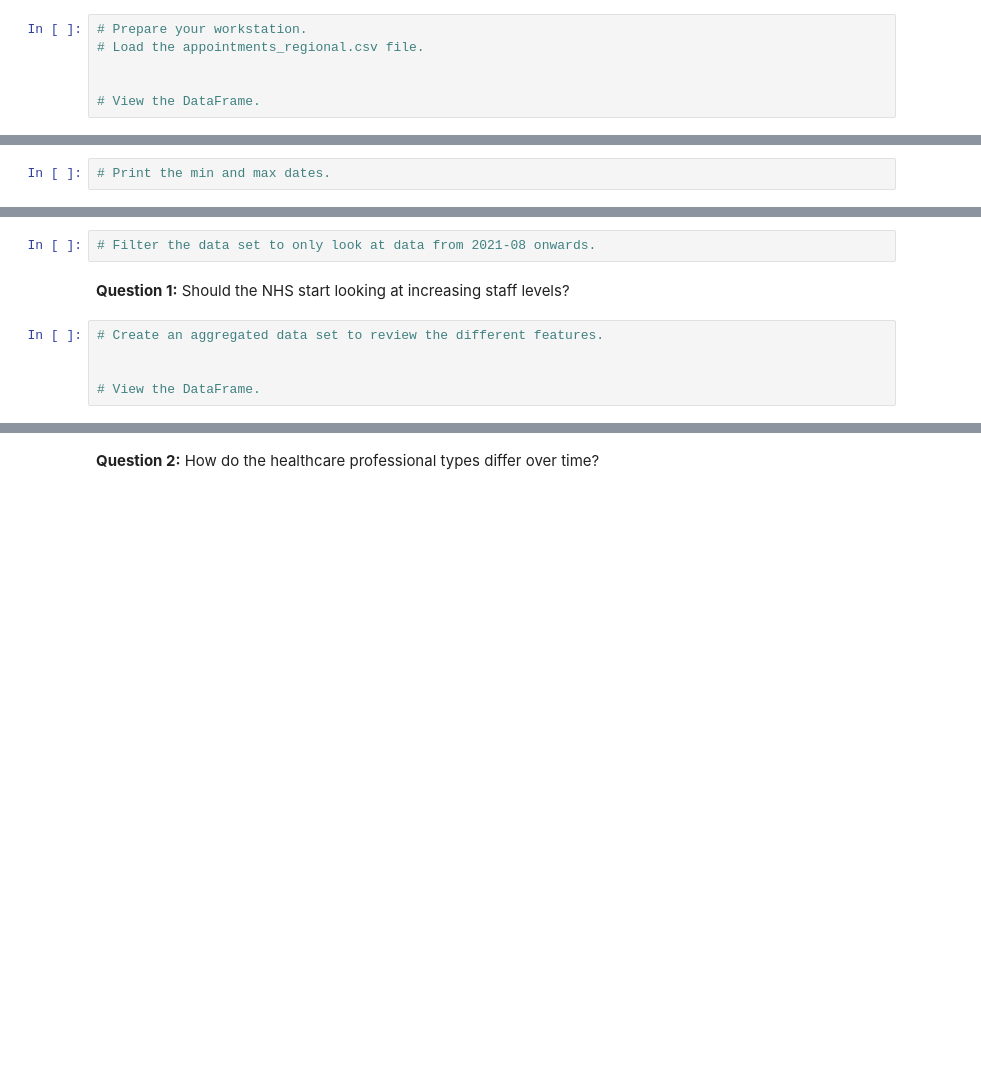
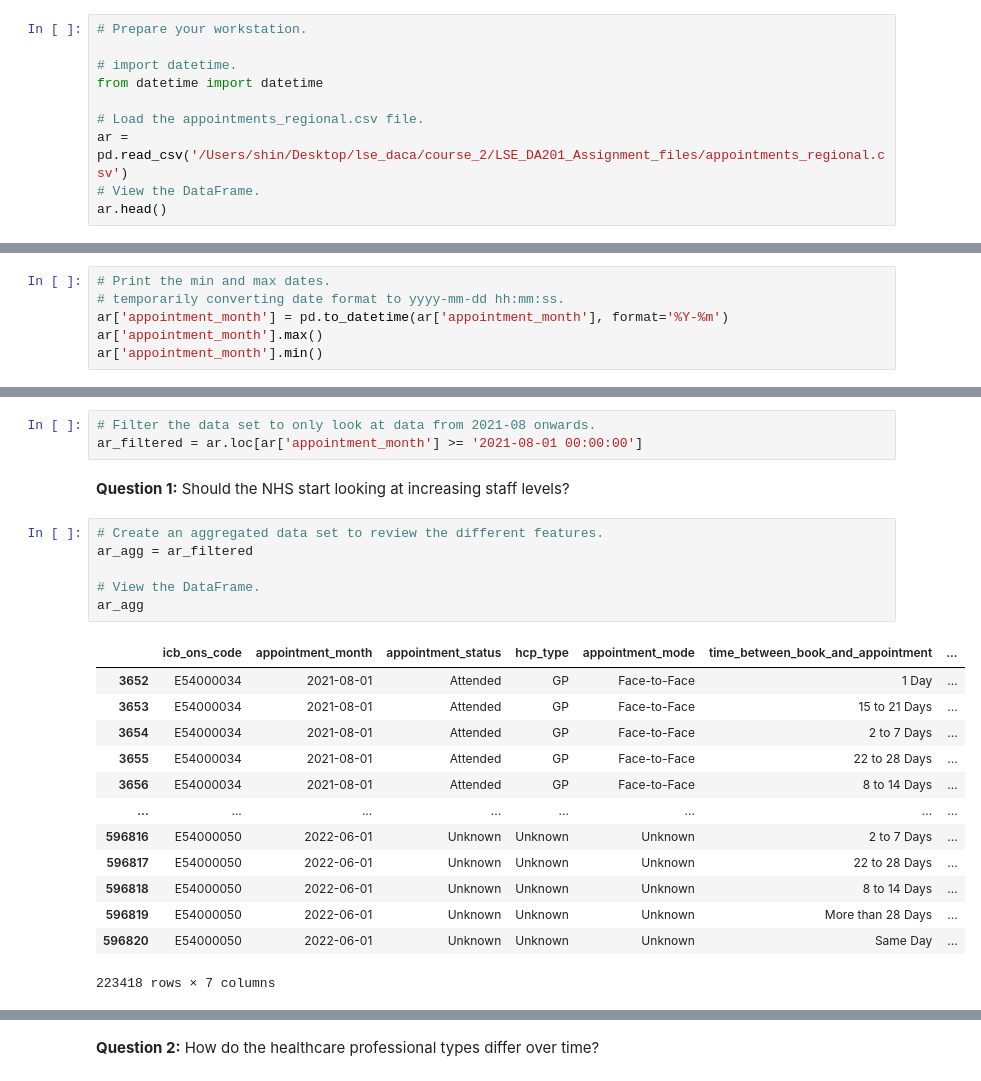
Before and after one commit to angjiashin/LSE_DA_NHS_analysis, a Jupyter notebook: Ang_JiaShin_DA201_Assignment_Notebook.ipynb, the cells around one changed output, grey strips where cells are left out. Saved outputs shown, nothing was run; the diff lists cells and outputs as text; blank space fills up the shorter version.

```diff
--- a/Ang_JiaShin_DA201_Assignment_Notebook.ipynb
+++ b/Ang_JiaShin_DA201_Assignment_Notebook.ipynb
@@ -821,7 +1081,11 @@ pd.options.display.max_colwidth = 200
 ### Investigate the main concerns posed by the NHS.
 # %%
 # Prepare your workstation.
+
+# import datetime.
+from datetime import datetime
+
 # Load the appointments_regional.csv file.
-
-
+ar = pd.read_csv('/Users/shin/Desktop/lse_daca/course_2/LSE_DA201_Assignment_files/appointments_regional.csv')
 # View the DataFrame.
+ar.head()
@@ -828,2 +1099,6 @@ pd.options.display.max_colwidth = 200
 # %%
 # Print the min and max dates.
+# temporarily converting date format to yyyy-mm-dd hh:mm:ss.
+ar['appointment_month'] = pd.to_datetime(ar['appointment_month'], format='%Y-%m')
+ar['appointment_month'].max()
+ar['appointment_month'].min()
@@ -830,10 +1108,26 @@ pd.options.display.max_colwidth = 200
 # %%
 # Filter the data set to only look at data from 2021-08 onwards.
+ar_filtered = ar.loc[ar['appointment_month'] >= '2021-08-01 00:00:00']
 # %% [markdown]
 **Question 1:** Should the NHS start looking at increasing staff levels?
 # %%
 # Create an aggregated data set to review the different features.
-
+ar_agg = ar_filtered
 
 # View the DataFrame.
+ar_agg
+# %% [output]
+|  | icb_ons_code | appointment_month | appointment_status | hcp_type | appointment_mode | time_between_book_and_appointment | ... |
+| 3652 | E54000034 | 2021-08-01 | Attended | GP | Face-to-Face | 1 Day | ... |
+| 3653 | E54000034 | 2021-08-01 | Attended | GP | Face-to-Face | 15 to 21 Days | ... |
+| 3654 | E54000034 | 2021-08-01 | Attended | GP | Face-to-Face | 2 to 7 Days | ... |
+| 3655 | E54000034 | 2021-08-01 | Attended | GP | Face-to-Face | 22 to 28 Days | ... |
+| 3656 | E54000034 | 2021-08-01 | Attended | GP | Face-to-Face | 8 to 14 Days | ... |
+| ... | ... | ... | ... | ... | ... | ... | ... |
+| 596816 | E54000050 | 2022-06-01 | Unknown | Unknown | Unknown | 2 to 7 Days | ... |
+| 596817 | E54000050 | 2022-06-01 | Unknown | Unknown | Unknown | 22 to 28 Days | ... |
+| 596818 | E54000050 | 2022-06-01 | Unknown | Unknown | Unknown | 8 to 14 Days | ... |
+| 596819 | E54000050 | 2022-06-01 | Unknown | Unknown | Unknown | More than 28 Days | ... |
+| 596820 | E54000050 | 2022-06-01 | Unknown | Unknown | Unknown | Same Day | ... |
+223418 rows × 7 columns
 # %%
```
Also changed, not shown: parts of 53 cells of this notebook.
